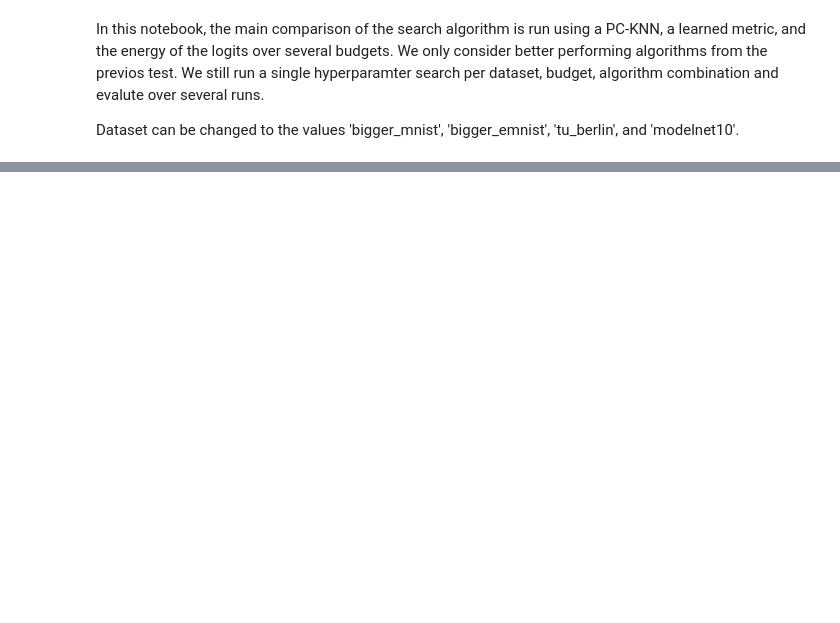
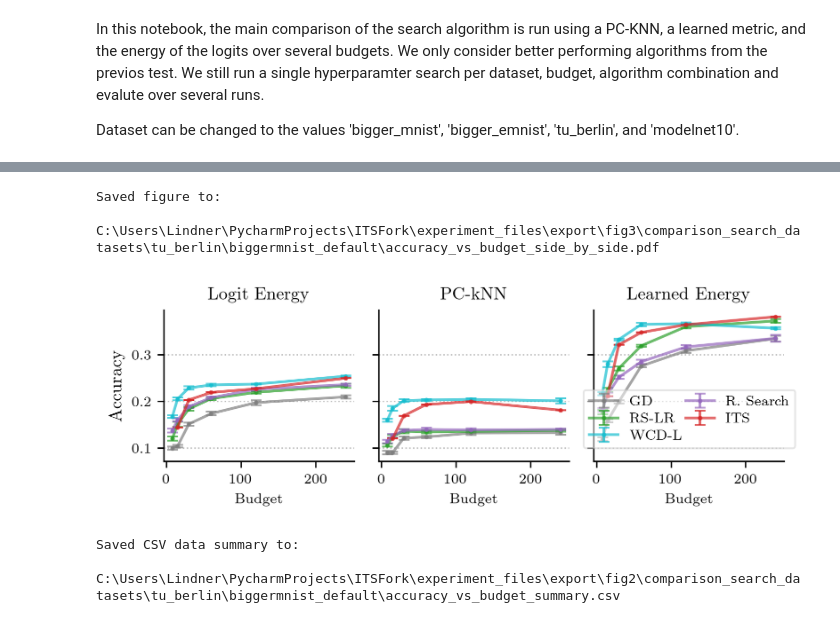
Before and after one commit to dolindner/ITS, a Jupyter notebook: examples/paper_experiment/2_2_comparision_over_budget.ipynb, the cells around one changed output, grey strips where cells are left out. Cells and saved outputs as stored; diff of their text form; code cells hidden in the pictures; blank space fills up the shorter version.

```diff
--- a/examples/paper_experiment/2_2_comparision_over_budget.ipynb
+++ b/examples/paper_experiment/2_2_comparision_over_budget.ipynb
@@ -21,7 +21,7 @@ while not path_found:
     current_path = os.path.dirname(current_path)
 
 experiment_files_path_data = os.path.join(current_path, "experiment_files", "data")
-dataset = "bigger_emnist"
+dataset = "tu_berlin"
 
 default_architecutre_mapping = {
     "mnist": "resnet_small",
@@ -1291,32 +2366,103 @@ def plot_accuracy_vs_budget_side_by_side(
 
     fig.legend(
         handles, labels, title="",
         loc="lower right", ncol=len(labels) // 2,
         bbox_to_anchor=(left, top),
         fontsize=8, title_fontsize=8,
         columnspacing=0.3, framealpha=0.5, labelspacing=0.3
     )
 
     #plt.tight_layout(pad=0.6, w_pad=0.3)
     plt.tight_layout()
 
     # Save as PDF and PGF if path provided
     if figure_path is not None:
         os.makedirs(figure_path, exist_ok=True)
         pdf_path = os.path.join(figure_path, f"{save_name}.pdf")
         plt.savefig(pdf_path, bbox_inches='tight')
         print(f"Saved figure to:\n  {pdf_path}")
 
     plt.show()
 
 
 W = plt_setup_latex(W=5.5325)
 plot_accuracy_vs_budget_side_by_side(
     df=df_renamed,
     problem_names=problem_names_renamed,
     algorithm_colors=algorithm_colors,
     fig_width=W,
     figure_path=figure_path3
 )
+
+import os
+import pandas as pd
+
+
+def export_accuracy_vs_budget_csv(
+    df,
+    problem_names,
+    algo_column="Algorithm",
+    problem_column="Problem",
+    x_column="Budget",
+    y_column="Accuracy",
+    se_column="Accuracy_SE",
+    output_dir=None,
+    save_name="accuracy_vs_budget_summary.csv",
+    decimals=4,
+):
+    """Processes accuracy data, formats values as 'Mean ± 1.96*SE',
+
+    and exports the result to CSV.
+    """
+    # Filter dataset consistent with the plotting logic
+    filtered_df = df[~((df[algo_column] == "ITS") & (df[x_column] == 8))].copy()
+    filtered_df = filtered_df[filtered_df[problem_column].isin(problem_names)]
+
+    # Compute 1.96 * Standard Error (95% CI bound)
+    filtered_df["CI_95"] = filtered_df[se_column] * 1.96
+
+    # Create formatted string representation: "Mean ± CI"
+    filtered_df["Formatted_Value"] = (
+        filtered_df[y_column].map(f"{{:.{decimals}f}}".format)
+        + " ± "
+        + filtered_df["CI_95"].map(f"{{:.{decimals}f}}".format)
+    )
+
+    # Pivot into a clean tabular structure (Problems & Budgets as rows, Algorithms as columns)
+    pivot_df = filtered_df.pivot(
+        index=[problem_column, x_column],
+        columns=algo_column,
+        values="Formatted_Value",
+    ).reset_index()
+
+    # Ensure problem order matches the requested input list
+    pivot_df[problem_column] = pd.Categorical(
+        pivot_df[problem_column], categories=problem_names, ordered=True
+    )
+    pivot_df = pivot_df.sort_values(
+        [problem_column, x_column]
+    ).reset_index(drop=True)
+
+    # Export CSV if directory path is provided
+    if output_dir is not None:
+        os.makedirs(output_dir, exist_ok=True)
+        csv_path = os.path.join(output_dir, save_name)
+        pivot_df.to_csv(csv_path, index=False)
+        print(f"Saved CSV data summary to:\n  {csv_path}")
+
+    return pivot_df
+
+summary_df = export_accuracy_vs_budget_csv(
+    df=df_renamed,
+    problem_names=problem_names_renamed,
+    output_dir=figure_path2,
+    save_name="accuracy_vs_budget_summary.csv"
+)
+# %% [output]
+Saved figure to:
+  C:\Users\Lindner\PycharmProjects\ITSFork\experiment_files\export\fig3\comparison_search_datasets\tu_berlin\biggermnist_default\accuracy_vs_budget_side_by_side.pdf
+[figure, added]
+Saved CSV data summary to:
+  C:\Users\Lindner\PycharmProjects\ITSFork\experiment_files\export\fig2\comparison_search_datasets\tu_berlin\biggermnist_default\accuracy_vs_budget_summary.csv
 # %%
 from collections import defaultdict
```
Also changed, not shown: parts of 25 cells of this notebook.
